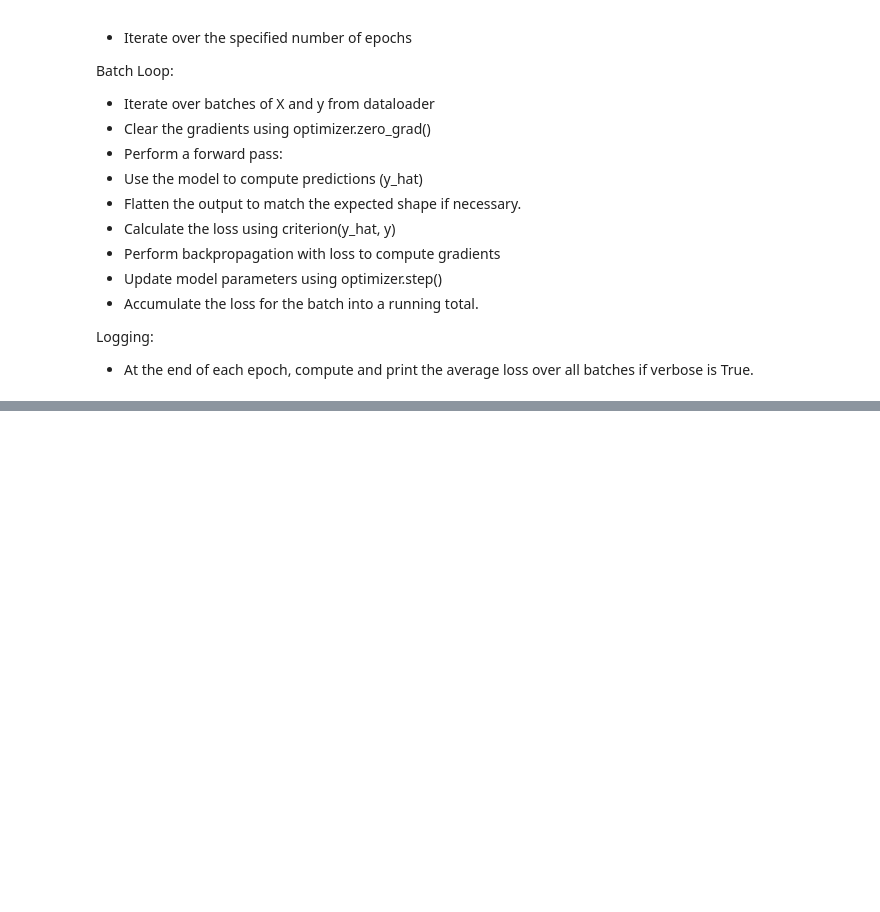
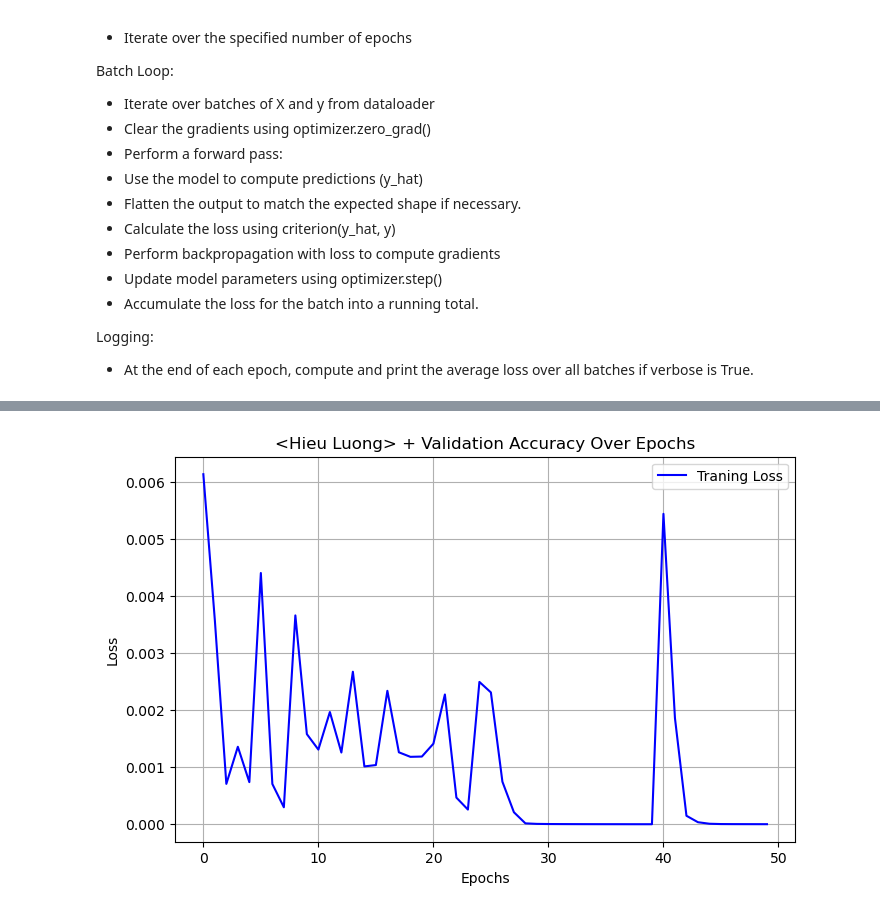
Before and after one commit to HoweyLuong/CS457_lab6, a Jupyter notebook: Hieu_Lab6.ipynb, the cells around one changed output, grey strips where cells are left out. Cells and saved outputs as stored; diff of their text form; code cells hidden in the pictures; blank space fills up the shorter version.

```diff
--- a/Hieu_Lab6.ipynb
+++ b/Hieu_Lab6.ipynb
@@ -204,8 +203,9 @@ LEARNING_RATE = 0.001
 criterion = nn.CrossEntropyLoss() # loss function - Multi class classification
 optimizer = optim.Adam(model.parameters(), lr = LEARNING_RATE)  #Optimization algorithm - ADAM
 # %%
-def trainer(model, criterion, optimizer, dataloader, epochs = 50, verbose = True):
-    accuracy_metric = MulticlassAccuracy(num_classes=10).to("cpu")  # Accuracy metric
+def trainer(model, criterion, optimizer, dataloader, epochs = 50, device="cpu",verbose = True):
+    model.to(device)
+    accuracy_metric = MulticlassAccuracy(num_classes=10).to(device)  # Accuracy metric
     accuracy_list = []  # List to store the accuracy
     loss_history = []  # List to store the loss history
 
@@ -213,10 +213,11 @@ def trainer(model, criterion, optimizer, dataloader, epochs = 50, verbose = True
         losses = 0  # Track total loss
         accuracy_metric.reset()  # Reset accuracy metric at the start of each epoch
 
-        for X_batch, y_batch in dataloader:
+        for X, y in dataloader:
+            X,y = X.to(device), y.to(device)
             optimizer.zero_grad()  # Reset gradients
-            y_pred = model(X_batch)  # Forward pass
-            loss = criterion(y_pred, y_batch)  # Compute loss
+            y_pred = model(X)  # Forward pass
+            loss = criterion(y_pred, y)  # Compute loss
             loss.backward()  # Backpropagation
             optimizer.step()  # Update weights
 
@@ -224,7 +225,7 @@ def trainer(model, criterion, optimizer, dataloader, epochs = 50, verbose = True
 
             # Get the predicted class and compute accuracy
             predicted = torch.argmax(y_pred, dim=1)  # Get predicted class
-            accuracy_metric.update(predicted, y_batch)  # Update accuracy metric
+            accuracy_metric.update(predicted, y)  # Update accuracy metric
 
         avg_loss = losses / len(dataloader)  # Compute the average loss
         avg_accuracy = accuracy_metric.compute().item()  # Compute average accuracy
@@ -258,0 +263,17 @@ Epoch 50, Loss: 0.0023, Accuracy: 0.9994
+# %%
+def plot_loss(train_loss, val_loss):
+    plt.figure(figsize=(8,5))
+    plt.plot(train_loss, label ='Traning Loss',color='blue')
+    #if val_loss is not None:
+    plt.plot(val_loss, label='Validation Loss', color= 'red')
+
+    plt.xlabel("Epochs")
+    plt.ylabel("Loss")
+    plt.title("<Hieu Luong> + Validation Accuracy Over Epochs")
+    plt.legend()
+    plt.grid()
+    plt.show()
+
+plot_loss(loss_history,accuracy_list)
+# %% [output]
+[figure, added]
```
Also changed, not shown: parts of 5 cells of this notebook.
